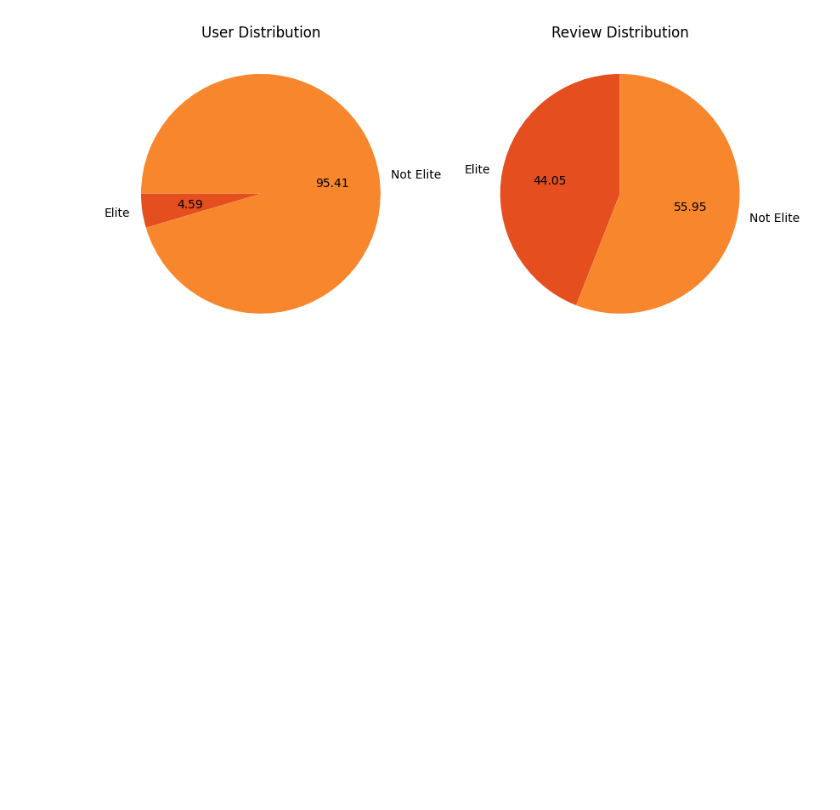
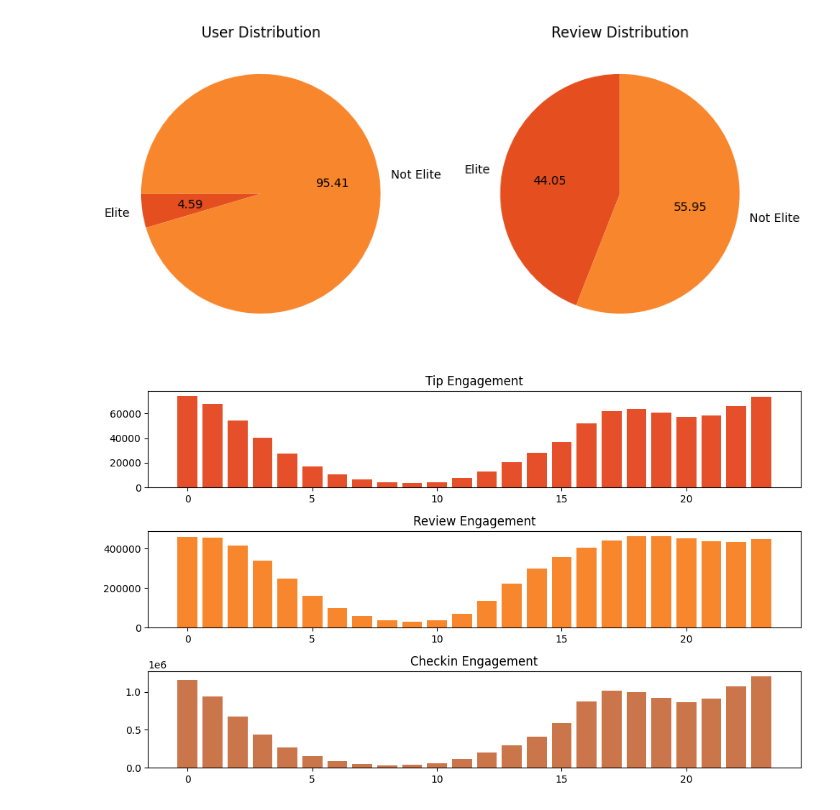
Before and after one commit to satvik231/Restautrant-Success-Analysis, a Jupyter notebook: creation.ipynb, the cells around one changed output. Drawn from its saved outputs; the diff is of its cells as text; code cells hidden in the pictures; blank space fills up the shorter version.

Commit message:
final chart

```diff
--- a/creation.ipynb
+++ b/creation.ipynb
@@ -758,3 +758,44 @@ plt.show()
 [figure]
 # %%
 # what are the busiest hour of the restautrants?
+from datetime import datetime
+
+review_engagement = pd.read_sql_query(f"""
+SELECT
+CAST(strftime('%H',date) as integer) as hour,
+COUNT(*) AS review_count
+FROM
+yelp_academic_dataset_review
+GROUP BY hour
+""",conn)
+
+tip_engagement = pd.read_sql_query(f"""
+SELECT
+CAST(strftime('%H',date) as integer) as hour,
+COUNT(*) AS tip_count
+FROM
+yelp_academic_dataset_tip
+GROUP BY hour
+""",conn)
+
+checkin = pd.read_sql_query("""SELECT date FROM yelp_academic_dataset_checkin""",conn)
+checkin_engagement = []
+for i in checkin['date']:
+    checkin_engagement.extend([datetime.strptime(j.strip(),"%Y-%m-%d %H:%M:%S").strftime("%H") for j in i.split(',')])
+
+checkin_engagement = pd.DataFrame(checkin_engagement).astype('int').groupby(0)[[0]].count()
+# %%
+plt.figure(figsize=(10,6))
+plt.subplot(3,1,1)
+plt.title('Tip Engagement')
+plt.bar(tip_engagement['hour'],tip_engagement['tip_count'],color='#E54F29')
+plt.subplot(3,1,2)
+plt.title('Review Engagement')
+plt.bar(review_engagement['hour'],review_engagement['review_count'],color='#F8862C')
+plt.subplot(3,1,3)
+plt.title('Checkin Engagement')
+plt.bar(checkin_engagement.index,checkin_engagement[0],color='#CB754B')
+plt.tight_layout()
+plt.show()
+# %% [output]
+[figure, added]
```
